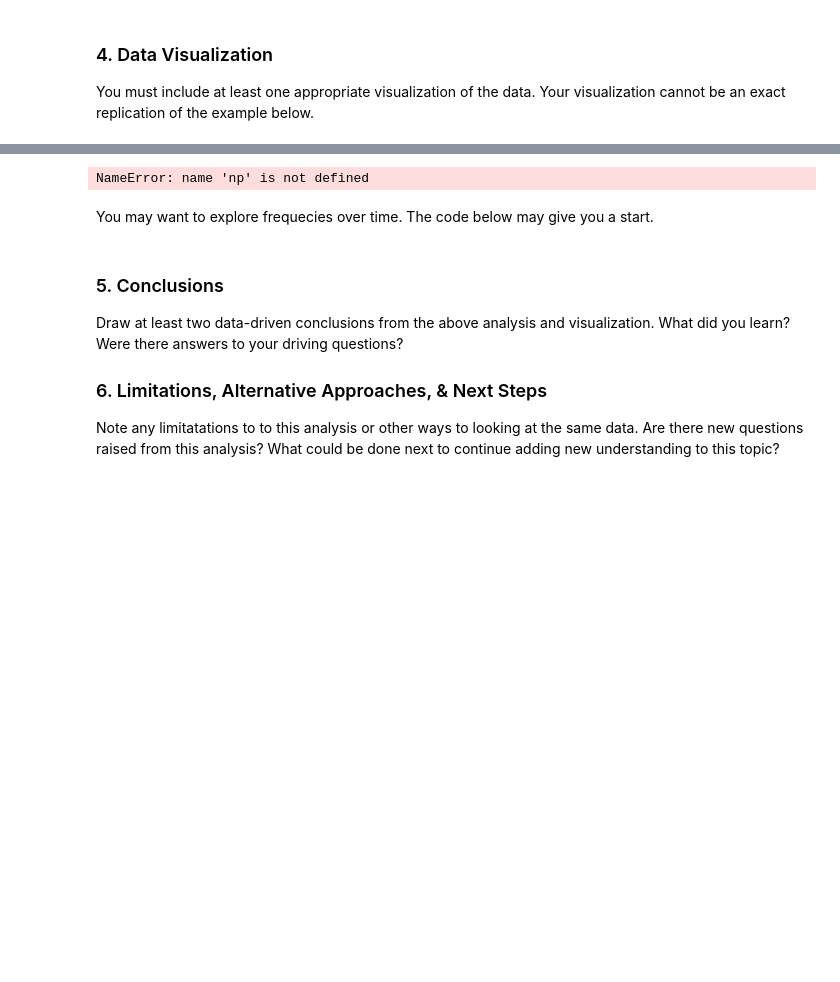
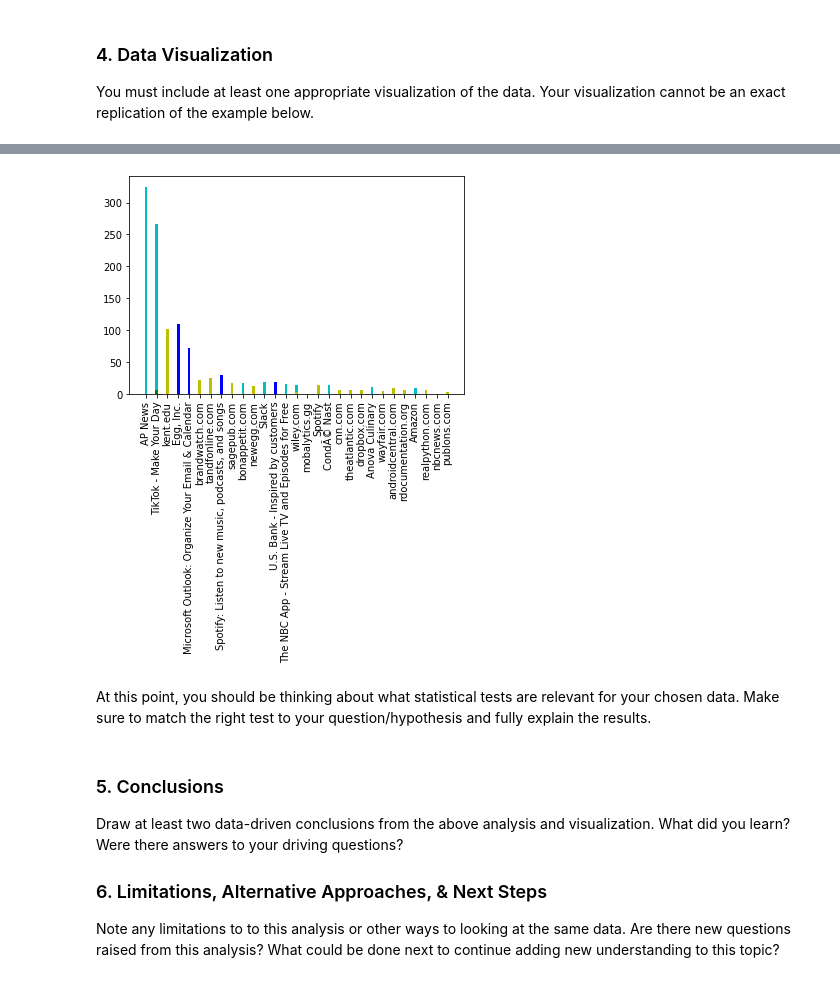
Before and after one commit to dataesilva/EMAT22110, a Jupyter notebook: instructions/your_off-facebook_activity Report - Instructions.ipynb, the cells around one changed output, grey strips where cells are left out. Drawn from its saved outputs; the diff is of its cells as text; code cells hidden in the pictures; blank space fills up the shorter version.

```diff
--- a/instructions/your_off-facebook_activity Report - Instructions.ipynb
+++ b/instructions/your_off-facebook_activity Report - Instructions.ipynb
@@ -42,6 +45,5 @@ ModuleNotFoundError: No module named 'matplotlib'
 # %%
-with open("your_off-facebook_activity.json") as f:
+with open(r"D:\EMAT_22110\FB Data Silva\facebook-davidsilva100046_toshare\ads_and_businesses\your_off-facebook_activity.json") as f:
     act = json.load(f)
-
-act
+act.keys()
 # %% [output]
@@ -124,12 +178,10 @@ NameError: name 'appbyevent' is not defined
 # %%
 X = np.arange(30)
 plt.bar(appbyevent['App'][0:29], appbyevent['Activate App'][0:29], color='b', width = .25)
 plt.bar(appbyevent['App'][0:29], appbyevent['Custom'][0:29], color='c', width = .25)
 plt.bar(appbyevent['App'][0:29], appbyevent['Search'][0:29], color='g', width = .25)
 plt.bar(appbyevent['App'][0:29], appbyevent['View Content'][0:29], color='y', width = .25)
 plt.xticks(rotation=90)
-plt.show
+plt.show()
 # %% [output]
-NameError: name 'np' is not defined
+[figure, added]
-# %% [markdown]
-You may want to explore frequecies over time. The code below may give you a start.
@@ -161,6 +188,8 @@ while count < len(act['off_facebook_activity'][3]['events']):
+# %% [markdown]
+At this point, you should be thinking about what statistical tests are relevant for your chosen data. Make sure to match the right test to your question/hypothesis and fully explain the results.
 # %% [markdown]
 ### 5. Conclusions
 Draw at least two data-driven conclusions from the above analysis and visualization. What did you learn? Were there answers to your driving questions?
 
 ### 6. Limitations, Alternative Approaches, & Next Steps
-Note any limitatations to to this analysis or other ways to looking at the same data. Are there new questions raised from this analysis? What could be done next to continue adding new understanding to this topic?
+Note any limitations to to this analysis or other ways to looking at the same data. Are there new questions raised from this analysis? What could be done next to continue adding new understanding to this topic?
```
Also changed, not shown: parts of 22 cells of this notebook.
